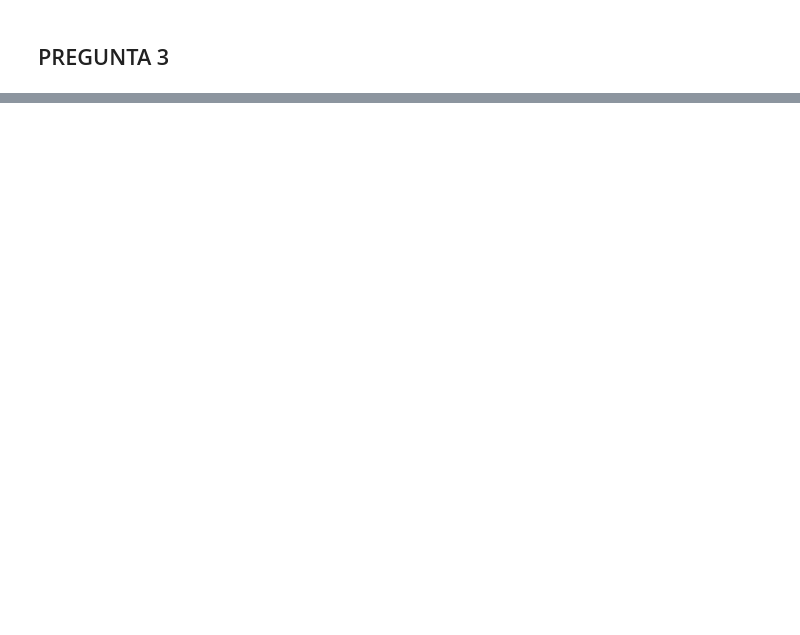
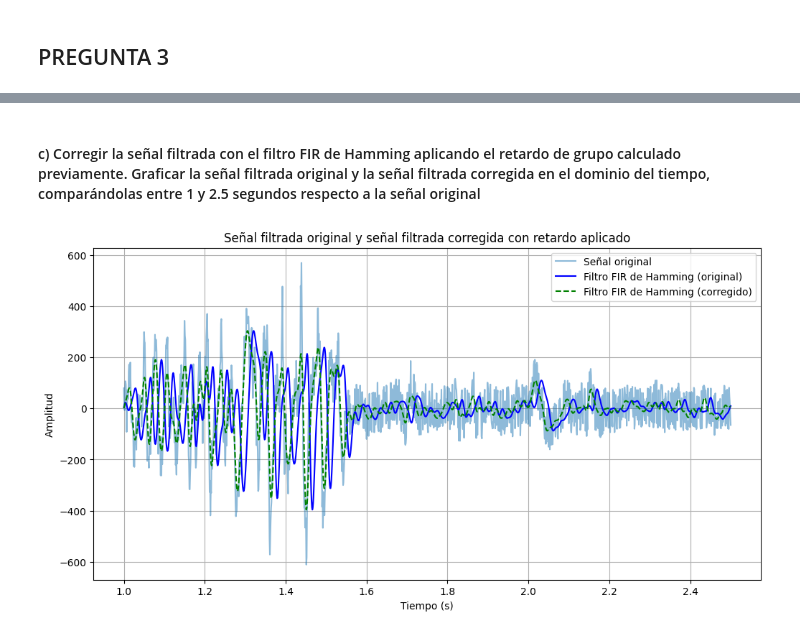
Before and after one commit to May3012/LAB4_PDS, a Jupyter notebook: tarea_asincrona_20210548.ipynb, the cells around one changed output, grey strips where cells are left out. Saved outputs shown, nothing was run; the diff lists cells and outputs as text; code cells hidden in the pictures; blank space fills up the shorter version.

```diff
--- a/tarea_asincrona_20210548.ipynb
+++ b/tarea_asincrona_20210548.ipynb
@@ -428,0 +566,22 @@ plt.show()
+# %% [markdown]
+#### c) Corregir la señal filtrada con el filtro FIR de Hamming aplicando el retardo de grupo calculado previamente. Graficar la señal filtrada original y la señal filtrada corregida en el dominio del tiempo, comparándolas entre 1 y 2.5 segundos respecto a la señal original
+# %%
+# Calcular el retardo promedio del filtro FIR de Hamming
+retardo_fir = int(np.mean(gd_fir))
+
+# Corregir la señal filtrada desplazándola
+fir_corrected = np.roll(fir_filtered, -retardo_fir)
+
+# Graficar la señal original, la señal filtrada original y la señal filtrada corregida
+plt.figure(figsize=(12, 6))
+plt.plot(time[t_range], emg_signal[t_range], label="Señal original", alpha=0.5)
+plt.plot(time[t_range], fir_filtered[t_range], label="Filtro FIR de Hamming (original)", color="blue")
+plt.plot(time[t_range], fir_corrected[t_range], label="Filtro FIR de Hamming (corregido)", color="green", linestyle="--")
+plt.xlabel("Tiempo (s)")
+plt.ylabel("Amplitud")
+plt.title("Señal filtrada original y señal filtrada corregida con retardo aplicado")
+plt.legend()
+plt.grid()
+plt.show()
+# %% [output]
+[figure, added]
```
Also changed, not shown: parts of 14 cells of this notebook.
